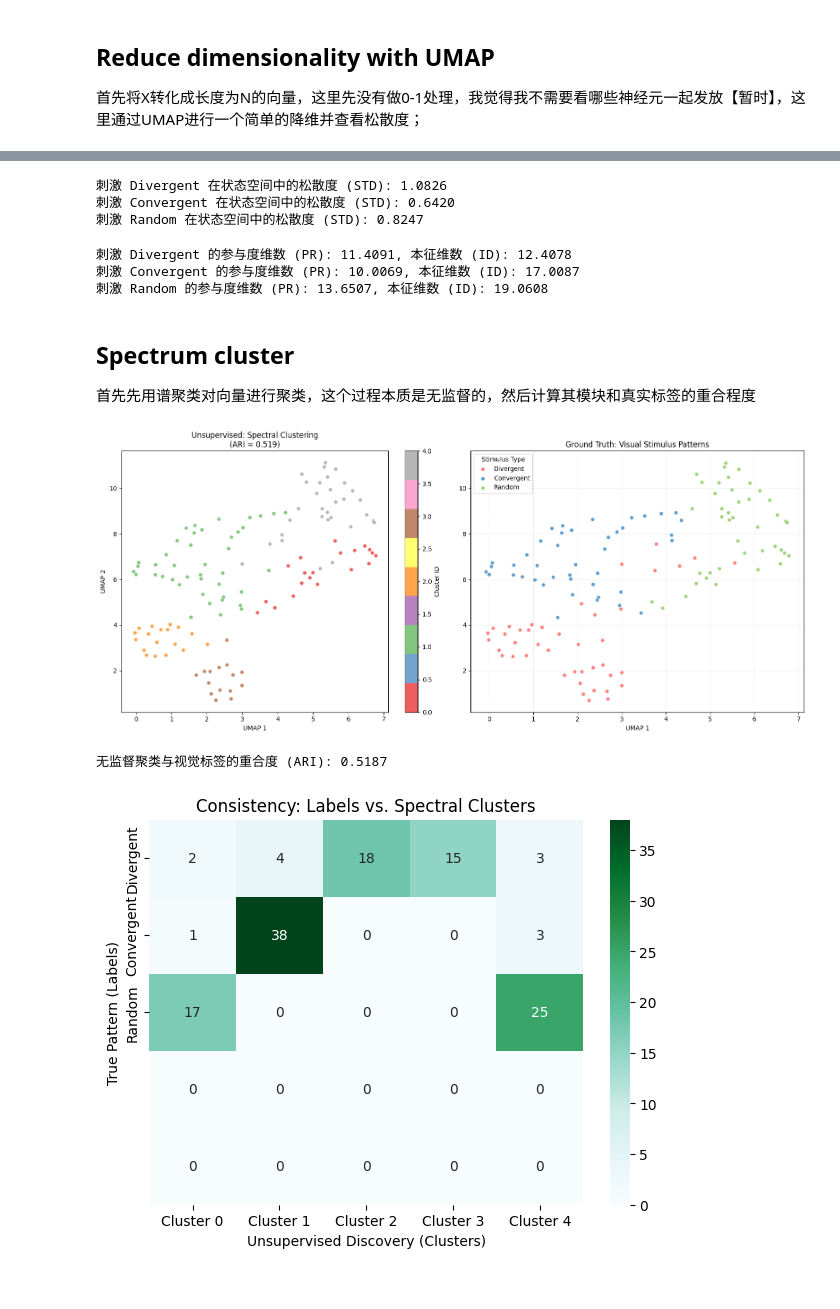
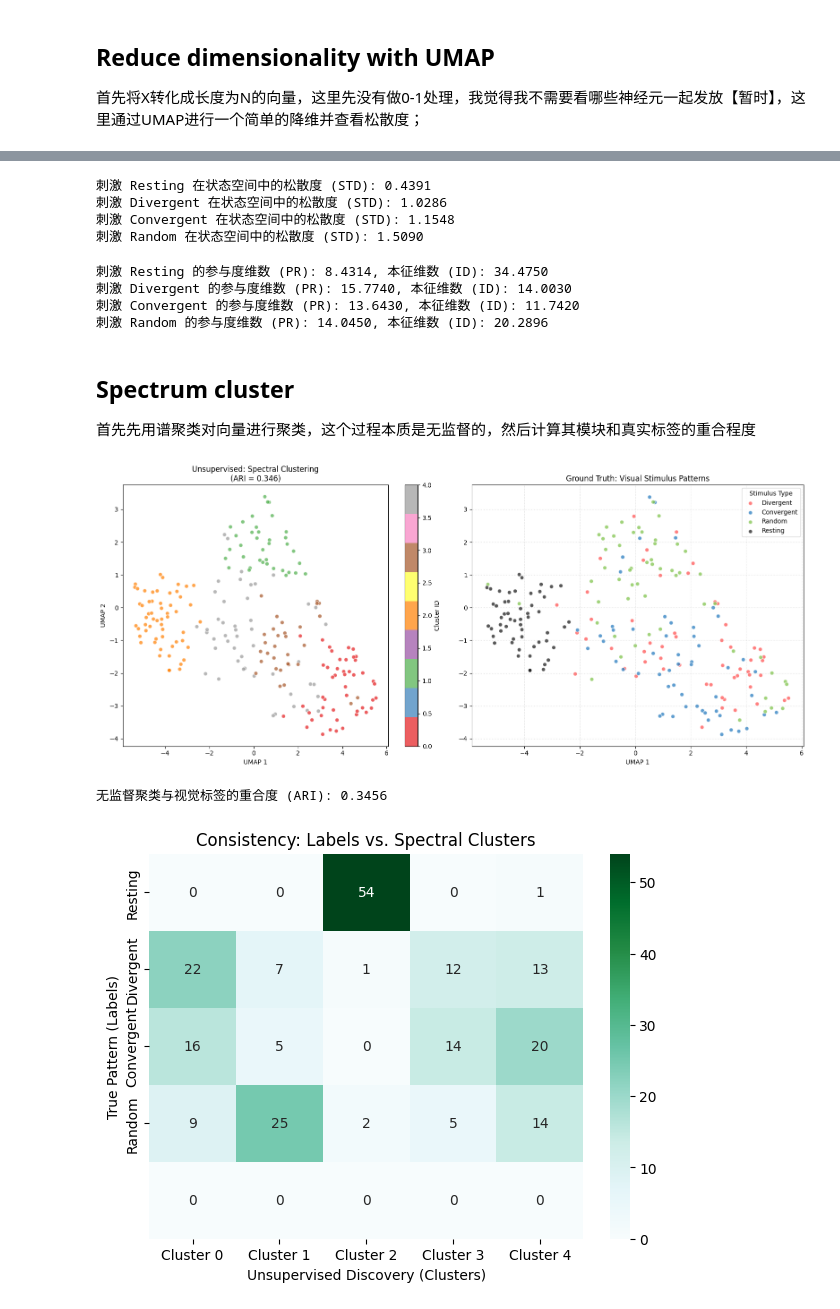
Before and after one commit to Gui-Yun/brainnetwork, a Jupyter notebook: notebook/pattern_graph.ipynb, the cells around one changed output, grey strips where cells are left out. Drawn from its saved outputs; the diff is of its cells as text; code cells hidden in the pictures.

```diff
--- a/notebook/pattern_graph.ipynb
+++ b/notebook/pattern_graph.ipynb
@@ -12,4 +12,6 @@ import os
 from brainnetwork import load_data, preprocess_data, preprocess_spike_data
 
 base_dir = "/beegfs_hdd/data/nfs_share/users/guiyun/nishome/Micedata/"
-data_path = base_dir + 'M78_1017' # 'M77_1031'
+data_paths = ["M21_1107", "M71_1024", "M73_1128", "M77_1028", "M77_1031", "M77_1107", "M78_1017", "M79_1128", "M91_1017"]
+data_path = base_dir + data_paths[7] # 'M77_1031'
+print(f"Processing data from: {data_path}")
@@ -47,7 +53,7 @@ import seaborn as sns
 
 # 1. Trial 聚合：计算每个 Trial 的平均活动
 # 假设 X_trials 的形状是 (Trial总数, 帧数, 神经元数)
-X_trial_averaged = np.mean(segments_spi[:, :, 10:15], axis=2) # 得到 (n_trials, n_neurons)
+X_trial_averaged = np.mean(segments_spi[:, :, 10:13], axis=2) # 得到 (n_trials, n_neurons)
 
 unique_labels = np.unique(labels_spi)
 min_count = min(np.sum(labels_spi == l) for l in unique_labels)
@@ -73,15 +79,23 @@ labels_balanced = np.array(labels_balanced)
 
 print(f"平衡后数据形状: {X_trial_averaged_balanced.shape}") # 应为 (min_count * 3, 神经元数)
 
+# 随机再选择同样数量的trial，提取前面的静息态数据进行对比
+trial_indices = np.arange(segments_spi.shape[0])
+np.random.shuffle(trial_indices)
+selected_indices = trial_indices[:min_count]
+X_rest_balanced = np.mean(segments_spi[selected_indices, :, 5:10], axis=2)
 
+X_trial_averaged_balanced = np.vstack([X_trial_averaged_balanced, X_rest_balanced])
+labels_balanced = np.concatenate([labels_balanced, np.zeros(min_count)]) # 0
+print(f"最终数据形状 (含静息态): {X_trial_averaged_balanced.shape}") # 应为 (min_count * 4, 神经元数)
 # 2. 对 Trial 级别的数据进行降维 (UMAP)
 reducer = umap.UMAP(n_neighbors=5, min_dist=0.3)
 embedding = reducer.fit_transform(X_trial_averaged_balanced)
 
 # 定义语义映射
-label_names = {1: 'Divergent', 2: 'Convergent', 3: 'Random'}
-# 这里的颜色方案：Divergent(红), Convergent(蓝), Random(灰/绿)
-palette = {1: "#e74c3c", 2: "#3498db", 3: "#95a5a6"}
+label_names = {1: 'Divergent', 2: 'Convergent', 3: 'Random', 0: 'Resting'}
+# 这里的颜色方案：Divergent(红), Convergent(蓝), Random(灰/绿) resting(黑)
+palette = {1: "#e74c3c", 2: "#3498db", 3: "#95a5a6", 0: "#111111"}
 
 def plot_pattern_space(embedding, labels, title):
     plt.figure(figsize=(9, 6))
@@ -93,7 +107,7 @@ def plot_pattern_space(embedding, labels, title):
         x=embedding[:, 0],
         y=embedding[:, 1],
         hue=semantic_labels,
-        palette=['#e74c3c', '#3498db', '#95a5a6'], # 对应顺序
+        palette=['#e74c3c', '#3498db', '#95a5a6', '#111111'], # 对应顺序
         s=40, alpha=0.8, edgecolor='w'
     )
 
@@ -122,9 +155,10 @@ for label in np.unique(labels_balanced):
 
     print(f"刺激 {label_names[label]} 在状态空间中的松散度 (STD): {cluster_std:.4f}")
 # %% [output]
-刺激 Divergent 在状态空间中的松散度 (STD): 1.0826
-刺激 Convergent 在状态空间中的松散度 (STD): 0.6420
-刺激 Random 在状态空间中的松散度 (STD): 0.8247
+刺激 Resting 在状态空间中的松散度 (STD): 0.4391
+刺激 Divergent 在状态空间中的松散度 (STD): 1.0286
+刺激 Convergent 在状态空间中的松散度 (STD): 1.1548
+刺激 Random 在状态空间中的松散度 (STD): 1.5090
 # %%
 def calculate_participation_ratio(data):
     """
@@ -160,9 +194,10 @@ for label in np.unique(labels_balanced):
 
     print(f"刺激 {label_names[label]} 的参与度维数 (PR): {pr:.4f}, 本征维数 (ID): {id_dim:.4f}")
 # %% [output]
-刺激 Divergent 的参与度维数 (PR): 11.4091, 本征维数 (ID): 12.4078
-刺激 Convergent 的参与度维数 (PR): 10.0069, 本征维数 (ID): 17.0087
-刺激 Random 的参与度维数 (PR): 13.6507, 本征维数 (ID): 19.0608
+刺激 Resting 的参与度维数 (PR): 8.4314, 本征维数 (ID): 34.4750
+刺激 Divergent 的参与度维数 (PR): 15.7740, 本征维数 (ID): 14.0030
+刺激 Convergent 的参与度维数 (PR): 13.6430, 本征维数 (ID): 11.7420
+刺激 Random 的参与度维数 (PR): 14.0450, 本征维数 (ID): 20.2896
 # %% [markdown]
 ##  Spectrum cluster
 
@@ -193,7 +228,7 @@ import matplotlib.pyplot as plt
 from sklearn.metrics import confusion_matrix, adjusted_rand_score
 
 # 0. 准备标签映射
-label_names = {1: 'Divergent', 2: 'Convergent', 3: 'Random'}
+label_names = {1: 'Divergent', 2: 'Convergent', 3: 'Random', 0: 'Resting'}
 true_names = [label_names[l] for l in labels_balanced]
 
 # 创建画布：左图展示聚类，右图展示真实标签
@@ -209,8 +244,8 @@ fig.colorbar(scatter1, ax=axes[0], label='Cluster ID')
 
 # --- 右图：实验标签（真实分类） ---
 # 使用自定义调色板
-colors = {'Divergent': '#FF4B4B', 'Convergent': '#1C75BC', 'Random': '#7AC143'}
-for name in ['Divergent', 'Convergent', 'Random']:
+colors = {'Divergent': '#FF4B4B', 'Convergent': '#1C75BC', 'Random': '#7AC143', 'Resting': '#111111'}
+for name in ['Divergent', 'Convergent', 'Random', 'Resting']:
     mask = np.array(true_names) == name
     axes[1].scatter(embedding[mask, 0], embedding[mask, 1],
                     label=name, color=colors[name], s=40, alpha=0.7, edgecolors='w')
@@ -223,27 +258,27 @@ axes[1].grid(True, linestyle=':', alpha=0.5)
 plt.tight_layout()
 plt.show()
 # %% [output]
-[figure, old version]
+[figure, new version]
 # %%
 # 1. 计算重合度 (ARI)
 ari = adjusted_rand_score(labels_balanced, cluster_labels)
 print(f"无监督聚类与视觉标签的重合度 (ARI): {ari:.4f}")
 
 # 2. 绘制混淆矩阵
-labels = [i - 1 for i in labels_balanced]  # 将标签调整为从0开始
+labels = [i for i in labels_balanced]  # 将标签调整为从0开始
 
 cm = confusion_matrix(labels, cluster_labels)
 plt.figure(figsize=(7, 5))
 sns.heatmap(cm, annot=True, fmt='d', cmap='BuGn',
             xticklabels=[f'Cluster {i}' for i in np.unique(cluster_labels)],
             yticklabels=[label_names[i] for i in np.unique(labels_balanced)])
 plt.title("Consistency: Labels vs. Spectral Clusters")
 plt.ylabel("True Pattern (Labels)")
 plt.xlabel("Unsupervised Discovery (Clusters)")
 plt.show()
 # %% [output]
-无监督聚类与视觉标签的重合度 (ARI): 0.5187
+无监督聚类与视觉标签的重合度 (ARI): 0.3456
-[figure, old version]
+[figure, new version]
 # %%
 import networkx as nx
 from sklearn.metrics.pairwise import cosine_similarity
```
Also changed, not shown: parts of 10 cells of this notebook, 6 other files.
